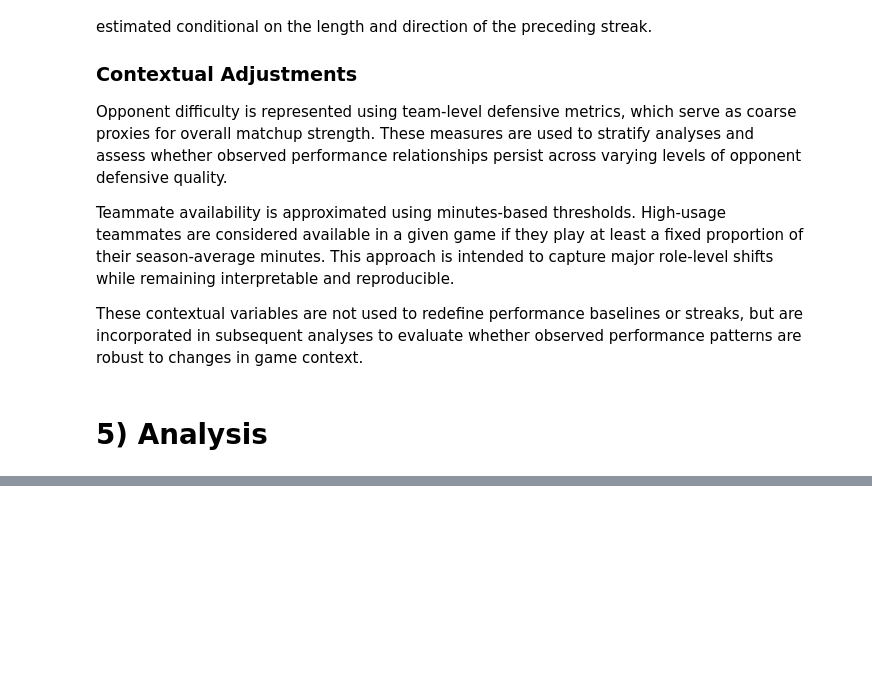
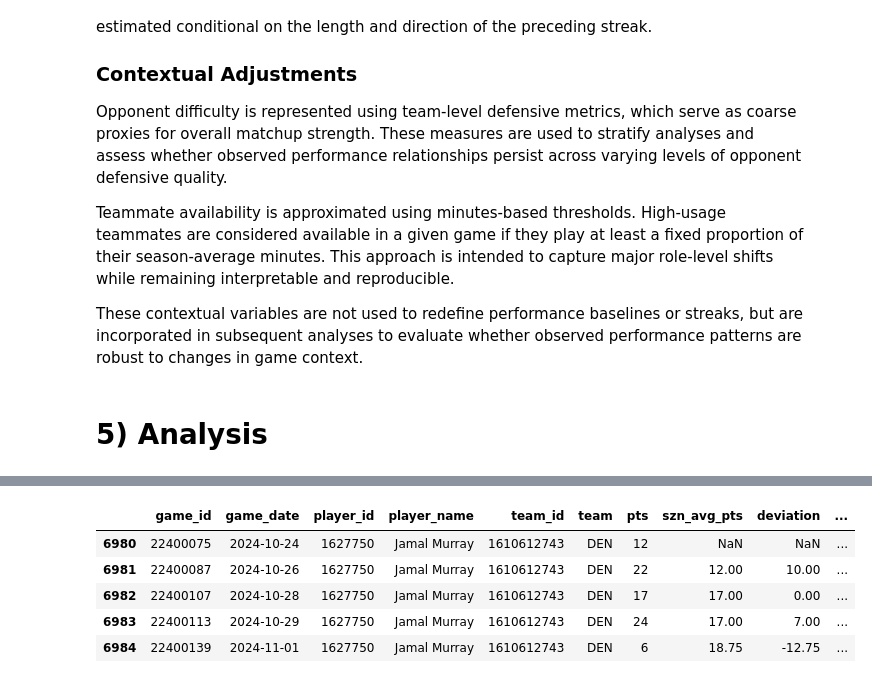
Before and after one commit to sibhisakthivel/nba-performance-trend-analysis, a Jupyter notebook: trend_analysis.ipynb, the cells around one changed output, grey strips where cells are left out. Drawn from its saved outputs; the diff is of its cells as text; code cells hidden in the pictures; blank space fills up the shorter version.

```diff
--- a/trend_analysis.ipynb
+++ b/trend_analysis.ipynb
@@ -91,0 +150,66 @@ These contextual variables are not used to redefine performance baselines or str
+# %%
+dataset = """
+WITH teams AS(
+    SELECT
+        "TEAM_ID" AS team_id,
+        "TEAM_ABBREVIATION" AS team,
+        "GAME_ID" AS game_id,
+        "GAME_DATE" AS game_date,
+        "MATCHUP" AS matchup,
+        "PTS" AS pts,
+        AVG("PTS") OVER (
+            PARTITION BY RIGHT("MATCHUP", 3)
+            ORDER BY "GAME_DATE"
+            ROWS BETWEEN UNBOUNDED PRECEDING AND 1 PRECEDING
+        ) AS opp_pts_allowed
+    FROM team_box_scores.league_gamelog t
+)
+
+SELECT
+    t.game_id,
+    t.game_date,
+    p."personId" AS player_id,
+    CONCAT_WS(' ', p."firstName", p."familyName") AS player_name,
+    p."teamId" AS team_id,
+    RIGHT(t.matchup, 3) AS team,
+    p.points AS pts,
+    AVG(p.points) OVER(
+        PARTITION BY  p."personId"
+        ORDER BY t.game_date
+        ROWS BETWEEN UNBOUNDED PRECEDING AND 1 PRECEDING
+    ) AS szn_avg_pts,
+    p.points
+        - AVG(p.points) OVER(
+            PARTITION BY  p."personId"
+            ORDER BY t.game_date
+            ROWS BETWEEN UNBOUNDED PRECEDING AND 1 PRECEDING
+        ) AS deviation,
+    CASE
+        WHEN p.points
+           > AVG(p.points) OVER (
+                 PARTITION BY p."personId"
+                 ORDER BY t.game_date
+                 ROWS BETWEEN UNBOUNDED PRECEDING AND 1 PRECEDING
+             )
+        THEN 1
+        ELSE 0
+    END AS over_flag,
+    LEFT(t.matchup, 3) AS opp,
+    t.opp_pts_allowed
+FROM teams t
+JOIN player_box_scores.player_boxscores p
+    ON p."teamId" <> t.team_id
+        AND p."gameId" = t.game_id
+ORDER BY player_id, game_date
+"""
+
+data = pd.read_sql(dataset, engine)
+analysis_dataset = data[data["player_name"] == "Jamal Murray"]
+analysis_dataset.head()
+# %% [output]
+|  | game_id | game_date | player_id | player_name | team_id | team | pts | szn_avg_pts | deviation | ... |
+| 6980 | 22400075 | 2024-10-24 | 1627750 | Jamal Murray | 1610612743 | DEN | 12 | NaN | NaN | ... |
+| 6981 | 22400087 | 2024-10-26 | 1627750 | Jamal Murray | 1610612743 | DEN | 22 | 12.00 | 10.00 | ... |
+| 6982 | 22400107 | 2024-10-28 | 1627750 | Jamal Murray | 1610612743 | DEN | 17 | 17.00 | 0.00 | ... |
+| 6983 | 22400113 | 2024-10-29 | 1627750 | Jamal Murray | 1610612743 | DEN | 24 | 17.00 | 7.00 | ... |
+| 6984 | 22400139 | 2024-11-01 | 1627750 | Jamal Murray | 1610612743 | DEN | 6 | 18.75 | -12.75 | ... |
```
Also changed, not shown: parts of 5 cells of this notebook, 12 other files.
